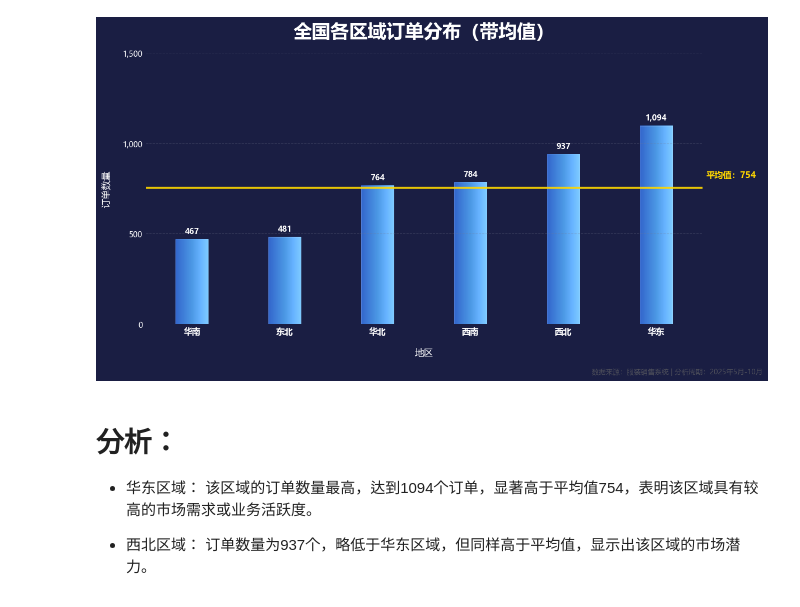
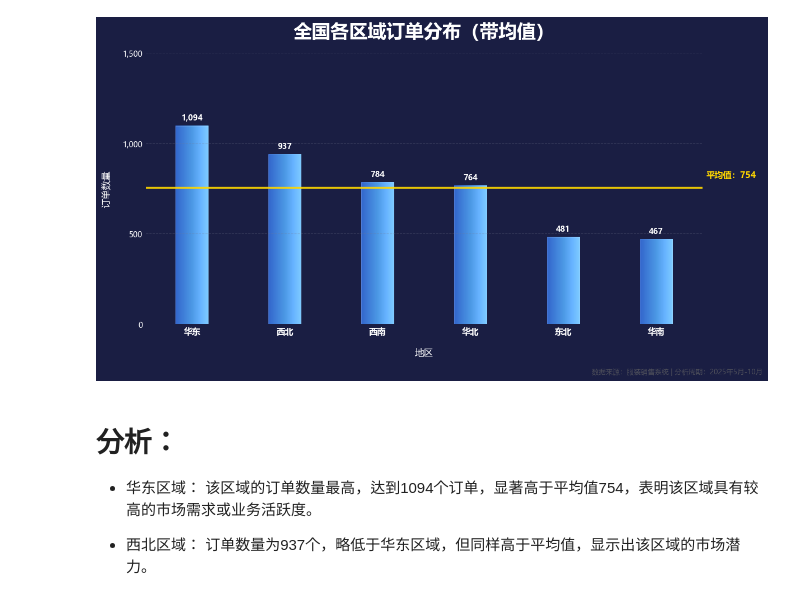
Before and after one commit to IIawaII/PythonVisualisation, a Jupyter notebook: 可视化/02、带均值柱形图/BarChartMeanValues.ipynb, the cells around one changed output. Cells and saved outputs as stored; diff of their text form; code cells hidden in the pictures.

```diff
--- a/可视化/02、带均值柱形图/BarChartMeanValues.ipynb
+++ b/可视化/02、带均值柱形图/BarChartMeanValues.ipynb
@@ -22,7 +22,6 @@ REGION_MAPPING = {
 
 # 自定义蓝色渐变
 def create_blue_gradient():
-    """创建蓝色渐变色图"""
     colors = [
         (0.2, 0.4, 0.8),  # 深蓝色 (底部)
         (0.25, 0.5, 0.85),
@@ -34,7 +33,6 @@ def create_blue_gradient():
 
 # 生成渐变柱体
 def add_gradient_bar(ax, x, height, width, cmap):
-    """在指定位置添加渐变柱体"""
     # 创建渐变网格
     gradient = np.linspace(0, 1, 256).reshape(1, 256)
 
@@ -44,10 +42,10 @@ def add_gradient_bar(ax, x, height, width, cmap):
 
     # 绘制渐变柱体
     ax.imshow(gradient,
-              aspect='auto',
-              extent=[left, right, 0, height],
-              cmap=cmap,
-              interpolation='bilinear')
+            aspect='auto',
+            extent=[left, right, 0, height],
+            cmap=cmap,
+            interpolation='bilinear')
 
     # 添加柱体轮廓
     rect = Rectangle((left, 0), width, height,
@@ -96,7 +94,7 @@ try:
         raise ValueError("没有符合条件的区域数据")
 
     # 按订单量排序
-    region_orders = region_orders.sort_values('订单量', ascending=True).reset_index(drop=True)
+    region_orders = region_orders.sort_values('订单量', ascending=False).reset_index(drop=True)
 
     # 计算平均值
     mean_value = region_orders['订单量'].mean()
@@ -142,10 +140,12 @@ try:
             fontweight='bold'
         )
 
-    # ====== 动态设置Y轴刻度 ======
+    # 动态设置Y轴刻度
     max_val = region_orders['订单量'].max()
-    # 计算刻度上限（500的整数倍）
+
+    # 计算刻度上限
     y_top = ((max_val // 500) + 1) * 500
+
     # 生成固定间隔的刻度
     y_ticks = np.arange(0, y_top + 500, 500)
 
@@ -153,7 +153,7 @@ try:
     ax.set_ylim(0, y_top)
     ax.set_yticks(y_ticks)
     ax.set_yticklabels([f'{int(x):,}' for x in y_ticks],
-                      color="#ffffff", fontsize=10)
+                        color="#ffffff", fontsize=10)
 
     # 添加平均值线
     ax.axhline(y=mean_value, color='#FFD700', linewidth=2.5, linestyle='-', alpha=0.9)
@@ -176,39 +176,39 @@ try:
     ax.set_xticklabels(region_orders['区域'], color="#ffffff", fontsize=11, fontweight='bold')
     ax.tick_params(axis='x', length=0)
 
     # 隐藏X轴和Y轴的标签刻度
     ax.tick_params(axis='x', which='both', length=0)  # 隐藏X轴的刻度
     ax.tick_params(axis='y', which='both', length=0)  # 隐藏Y轴的刻度
 
     # 添加标题和标签
     plt.title('全国各区域订单分布（带均值）', fontsize=24, fontweight='bold', color="#ffffff", pad=20)
     plt.xlabel('地区', fontsize=12, color="#ffffff", labelpad=15)
     plt.ylabel('订单数量', fontsize=12, color="#ffffff", labelpad=15)
 
     # 添加底部装饰
     plt.figtext(0.87, 0.03,
-               '数据来源：服装销售系统 | 分析周期：2025年5月-10月',
-               ha='center',
-               fontsize=9,
-               color='#666666',
-               alpha=0.7)
+                '数据来源：服装销售系统 | 分析周期：2025年5月-10月',
+                ha='center',
+                fontsize=9,
+                color='#666666',
+                alpha=0.7)
 
     # 调整布局
     plt.tight_layout(rect=(0.0, 0.05, 1.0, 0.95))
 
     # 保存高清图片
     plt.savefig('全国各区域订单分布（带均值）.png',
                 dpi=300,
                 bbox_inches='tight',
                 facecolor=fig.get_facecolor())
 
     plt.show()
 
 except Exception as e:
     print(f"图表生成失败: {str(e)}")
     raise
 # %% [output]
-[figure, old version]
+[figure, new version]
 # %% [markdown]
 # 分析：
 
```
Also changed, not shown: 30 other files.
